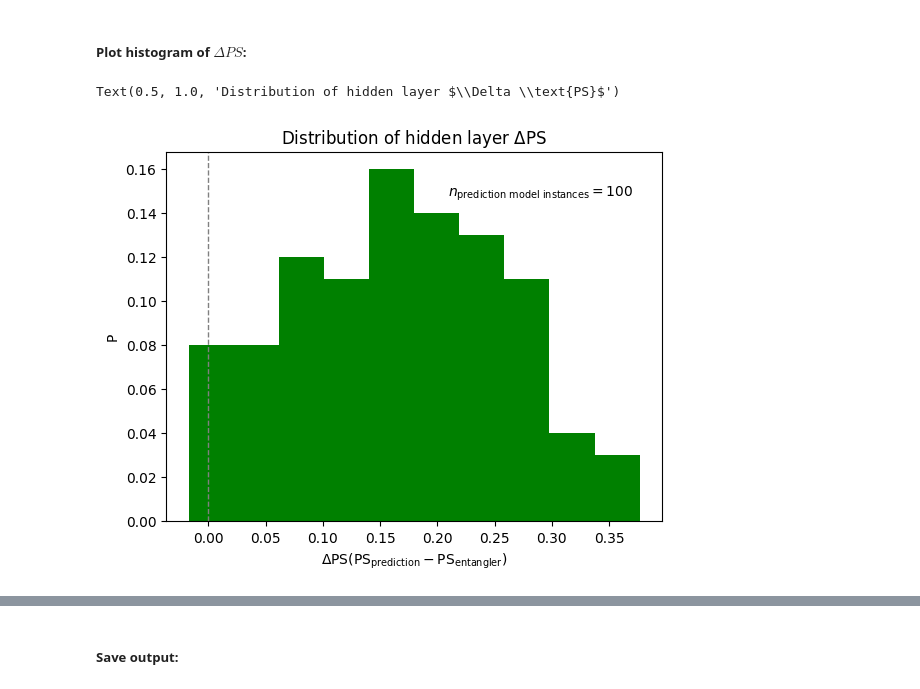
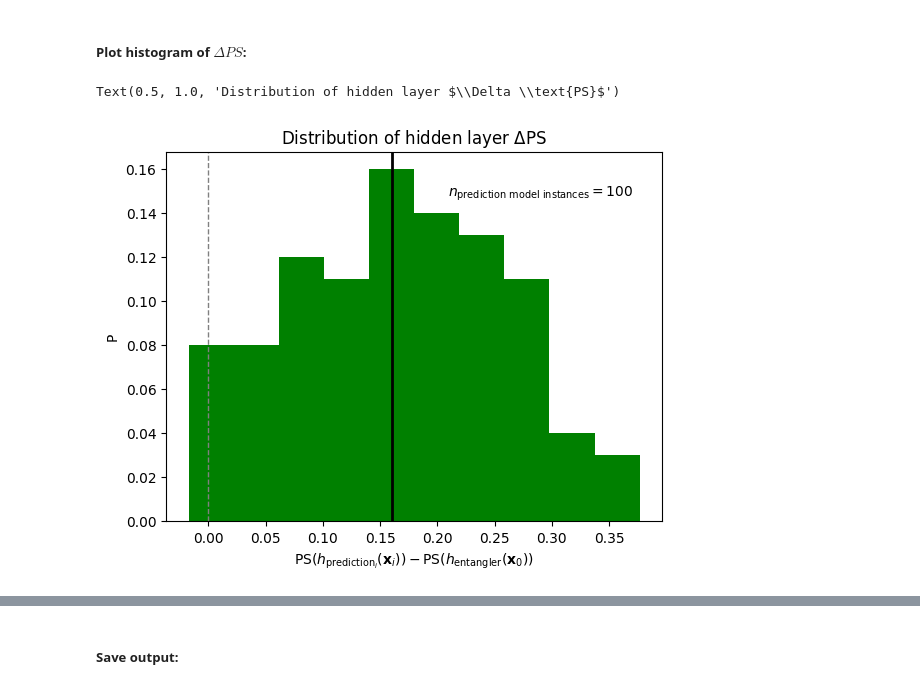
Before and after one commit to danieldkato/simulation_whiskers, a Jupyter notebook: scripts/tangle_evo_pred_hist_ps.ipynb, the cells around one changed output, grey strips where cells are left out. Cells and saved outputs as stored; diff of their text form; code cells hidden in the pictures.

```diff
--- a/scripts/tangle_evo_pred_hist_ps.ipynb
+++ b/scripts/tangle_evo_pred_hist_ps.ipynb
@@ -45,7 +45,7 @@ geo_df_pred_hidden = pd.merge(geo_df_pred_hidden, max_epoch_pred, on=['pred_mdl_
 
 # Average across dichotomies, training partitions within each model instance:
 par_df_pred_hidden = geo_df_pred_hidden[['tngl_mdl_id', 'pred_mdl_id', 'parallelism']].groupby(['tngl_mdl_id', 'pred_mdl_id']).mean().reset_index()
-par_df_pred_hidden = par_df_pred_hidden.rename(columns={'parallelism':'parallelism_pred'})
+par_df_pred_hidden = par_df_pred_hidden.rename(columns={'parallelism':'parallelism_pred_hidden'})
 # %% [markdown]
 ##### Get mean input parallelism score for each prediction model:
 # %%
@@ -80,23 +82,25 @@ geo_df_tngl_hidden = pd.merge(geo_df_tngl_hidden, max_epoch_tngl, on=['tngl_mdl_
 
 # Average across dichotomies, training partitions within each model instance:
 par_df_tngl_hidden = geo_df_tngl_hidden[['tngl_mdl_id', 'parallelism']].groupby('tngl_mdl_id').mean().reset_index()
-par_df_tngl_hidden = par_df_tngl_hidden.rename(columns={'parallelism':'parallelism_tngl'})
+par_df_tngl_hidden = par_df_tngl_hidden.rename(columns={'parallelism':'parallelism_tngl_hidden'})
 # %% [markdown]
 ##### Merge entangler and prediction model parallelism scores, compute difference:
 # %%
 par_df = pd.merge(par_df_tngl_hidden, par_df_pred_hidden, on=['tngl_mdl_id'])
-par_df['delta_par'] = par_df['parallelism_pred'] - par_df['parallelism_tngl']
+par_df['delta_par'] = par_df['parallelism_pred_hidden'] - par_df['parallelism_tngl_hidden']
 # %% [markdown]
 ##### Plot histogram of $\Delta PS$:
 # %%
 delta_ps_dist_fig = plt.figure()
 plt.hist(par_df.delta_par, weights=1/par_df.shape[0]*np.ones(par_df.shape[0]), bins=n_bins, color='green')
 plt.ylabel('P')
-plt.xlabel(r'$\Delta \text{PS} (\text{PS}_\text{prediction} - \text{PS}_\text{entangler})$')
+xlabel_str = r'$\text{PS}(h_{\text{prediction}_i}(\mathbf{x}_i)) - \text{PS}(h_{\text{entangler}}(\mathbf{x}_0))$'
+plt.xlabel(xlabel_str)
+plt.axvline(np.median(par_df.delta_par), color='black', linewidth=2)
 plt.axvline(0, color='gray', linewidth=1, linestyle='--')
 n_str = r'$n_{\text{prediction model instances}} = $' + str(par_df.shape[0])
 plt.annotate(n_str, [0.55, 0.8], xycoords='figure fraction')
 plt.title('Distribution of hidden layer ' + r'$\Delta \text{PS}$')
 # %% [output]
 Text(0.5, 1.0, 'Distribution of hidden layer $\\Delta \\text{PS}$')
-[figure, old version]
+[figure, new version]
```
Also changed, not shown: parts of 4 cells of this notebook.
